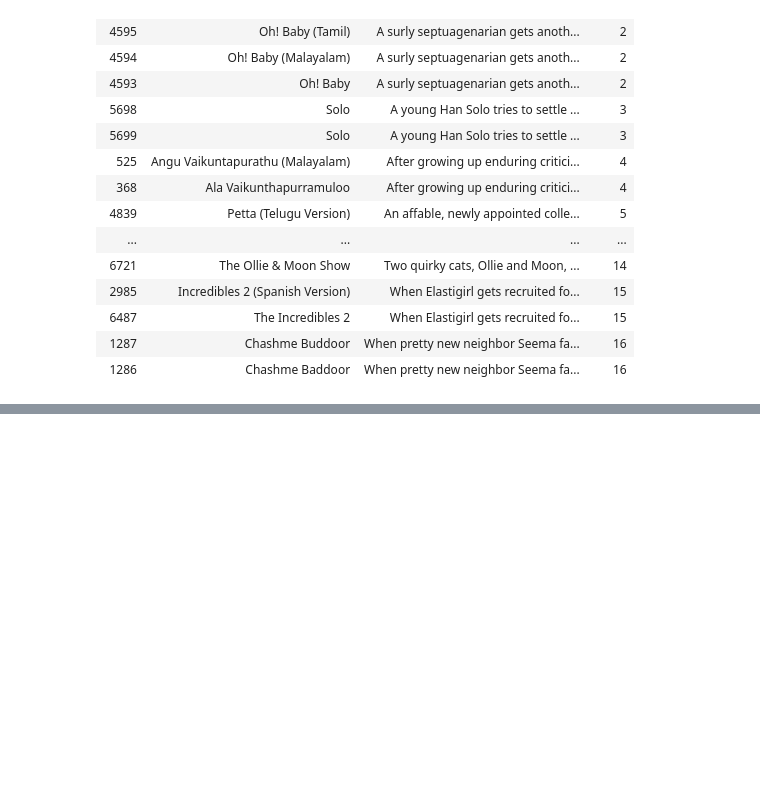
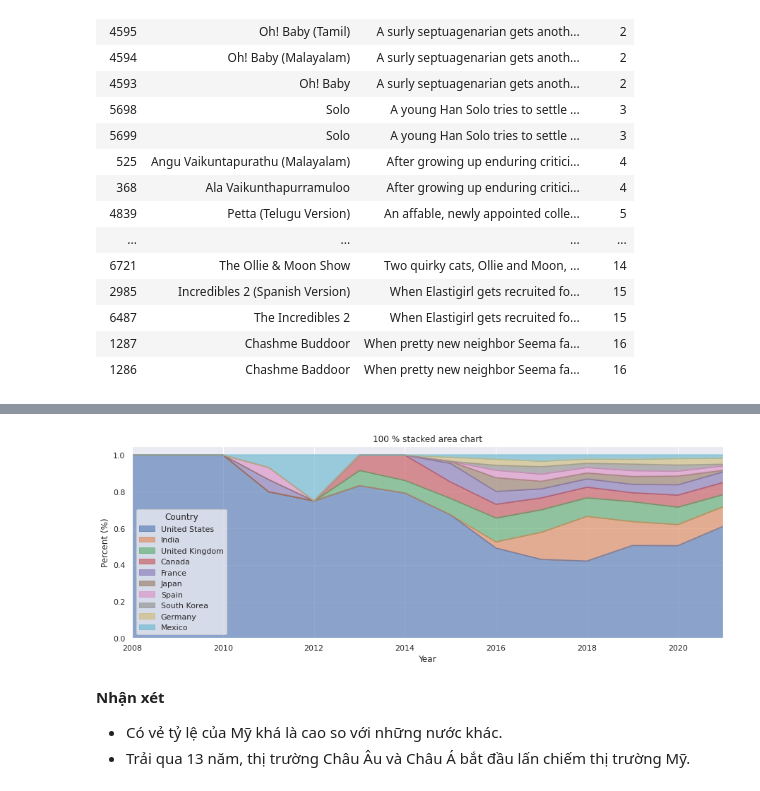
Before and after one commit to sgrayk/P4DS, a Jupyter notebook: Data preprocess Final.ipynb, the cells around one changed output, grey strips where cells are left out. Drawn from its saved outputs; the diff is of its cells as text; code cells hidden in the pictures; blank space fills up the shorter version.

```diff
--- a/Data preprocess Final.ipynb
+++ b/Data preprocess Final.ipynb
@@ -753,0 +868,22 @@ df1.reset_index().rename(columns={'index': 'Index'}).style\
+# %%
+netflix_df = df_movies.loc[:,['show_id', 'type', 'title', 'director', 'cast', 'country', 'date_added','release_year']].copy()
+netflix_df['year_added'] = netflix_df.loc[:,'date_added'].dt.year
+
+def DF_unique(x):
+    list_country, count_country = np.unique(np.sum(x.loc[:,'country']),return_counts=True)
+
+    country_by_year_df = pd.DataFrame(data=list(zip(list_country, count_country)),columns=['Country','Count'])\
+                           .sort_values(by=['Count'], ascending=False)\
+                           .set_index('Country')
+
+    return country_by_year_df
+
+netflix_df = netflix_df.groupby(['year_added']).apply(lambda x: DF_unique(x)).unstack(1)
+
+netflix_df.columns = netflix_df.columns.get_level_values(1)
+
+netflix_df = netflix_df.loc[:,top_10_country]
+
+netflix_df = netflix_df.fillna(value=0).astype(np.int32)
+
+netflix_df
@@ -753,0 +907,3 @@ df1.reset_index().rename(columns={'index': 'Index'}).style\
+# %%
+data_perc = netflix_df.divide(netflix_df.sum(axis=1), axis=0)
+data_perc
@@ -753,0 +927,17 @@ df1.reset_index().rename(columns={'index': 'Index'}).style\
+# %%
+sns.set_theme()
+
+ax = data_perc.plot(kind='area', stacked=True, title='100 % stacked area chart',
+                    figsize=(15,5), alpha=0.6, sharex=True )
+
+ax.set_ylabel('Percent (%)')
+ax.set_xlabel('Year')
+ax.margins(0, 0)
+
+plt.show()
+# %% [output]
+[figure, added]
+# %% [markdown]
+**Nhận xét**
+- Có vẻ tỷ lệ của Mỹ khá là cao so với những nước khác.
+- Trải qua 13 năm, thị trường Châu Âu và Châu Á bắt đầu lấn chiếm thị trường Mỹ.
```
Also changed, not shown: parts of 26 cells of this notebook.
